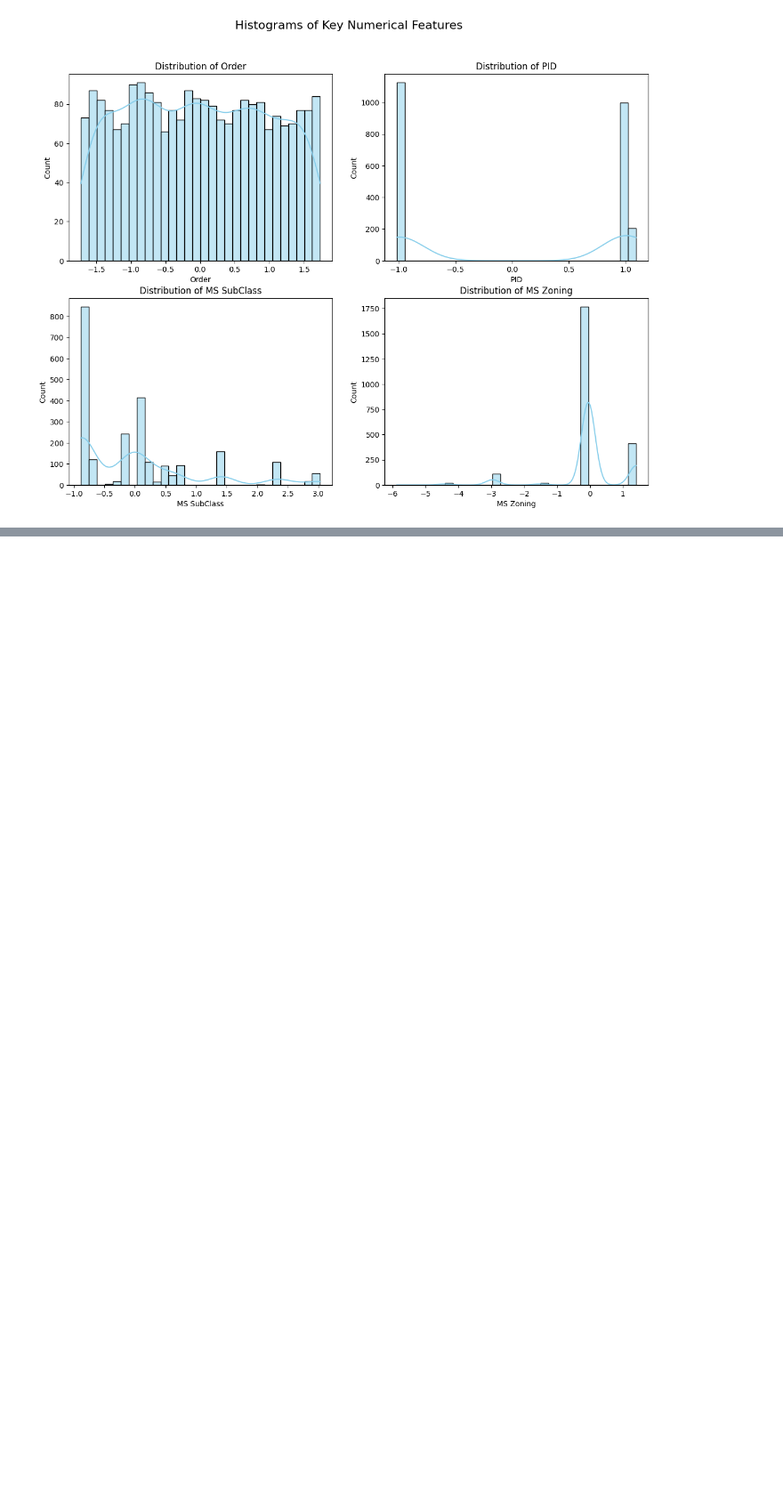
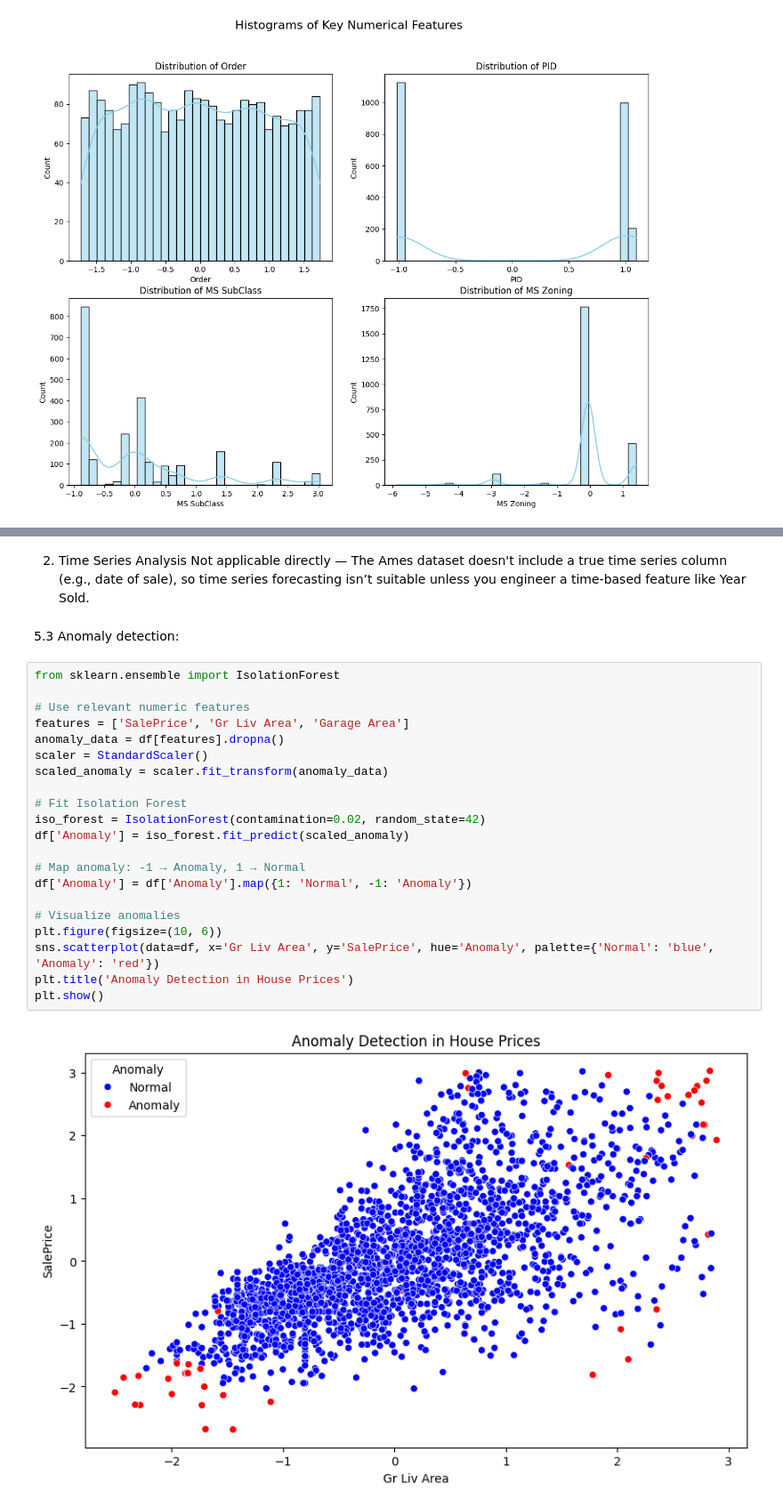
Before and after one commit to aanjalii2/DA, a Jupyter notebook: Task.ipynb, the cells around one changed output, grey strips where cells are left out. Shown at 89% size. Cells and saved outputs as stored; diff of their text form; blank space fills up the shorter version.

```diff
--- a/Task.ipynb
+++ b/Task.ipynb
@@ -754,0 +923,28 @@ for ax, feature in zip(axes.flatten(), num_cols):
+# %% [markdown]
+2. Time Series Analysis
+ Not applicable directly — The Ames dataset doesn't include a true time series column (e.g., date of sale), so time series forecasting isn’t suitable unless you engineer a time-based feature like Year Sold.
+# %% [markdown]
+5.3 Anomaly detection:
+# %%
+from sklearn.ensemble import IsolationForest
+
+# Use relevant numeric features
+features = ['SalePrice', 'Gr Liv Area', 'Garage Area']
+anomaly_data = df[features].dropna()
+scaler = StandardScaler()
+scaled_anomaly = scaler.fit_transform(anomaly_data)
+
+# Fit Isolation Forest
+iso_forest = IsolationForest(contamination=0.02, random_state=42)
+df['Anomaly'] = iso_forest.fit_predict(scaled_anomaly)
+
+# Map anomaly: -1 → Anomaly, 1 → Normal
+df['Anomaly'] = df['Anomaly'].map({1: 'Normal', -1: 'Anomaly'})
+
+# Visualize anomalies
+plt.figure(figsize=(10, 6))
+sns.scatterplot(data=df, x='Gr Liv Area', y='SalePrice', hue='Anomaly', palette={'Normal': 'blue', 'Anomaly': 'red'})
+plt.title('Anomaly Detection in House Prices')
+plt.show()
+# %% [output]
+[figure, added]
```
Also changed, not shown: parts of 19 cells of this notebook.
